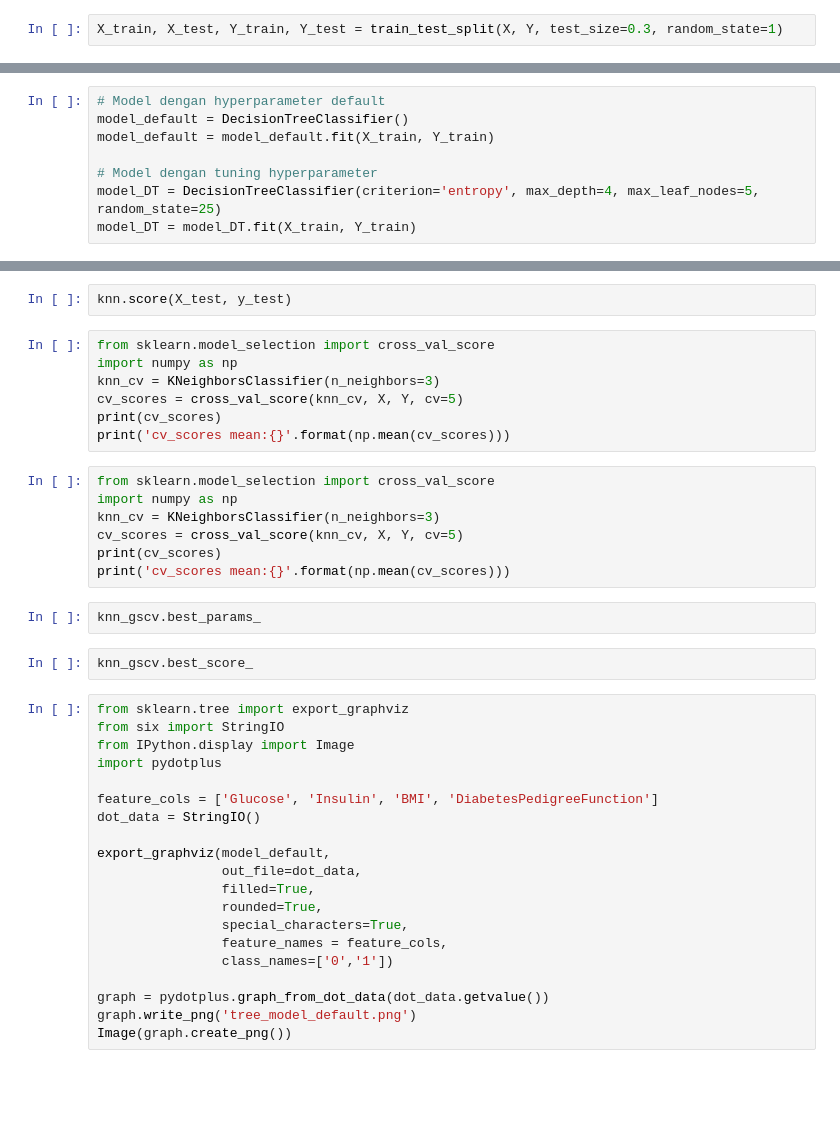
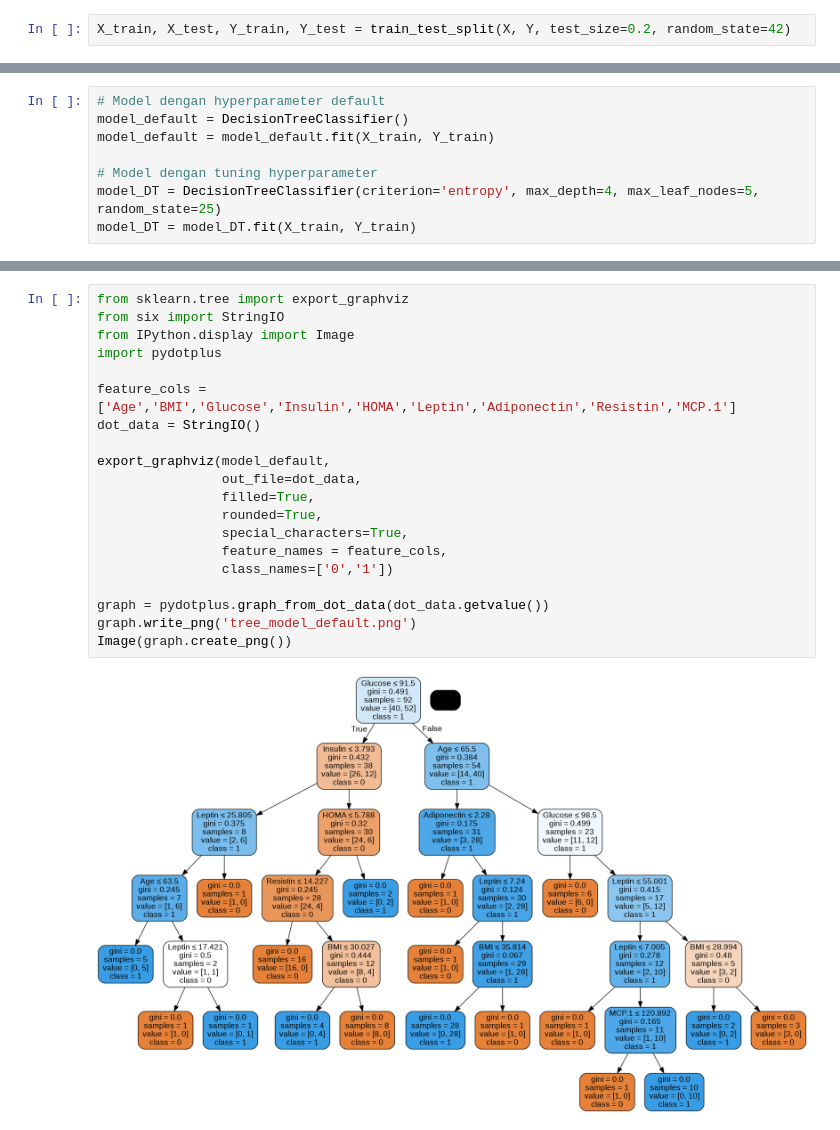
Before and after one commit to CAHYANIR/datamining, a Jupyter notebook: _sources/UTS.ipynb, the cells around one changed output, grey strips where cells are left out. Saved outputs shown, nothing was run; the diff lists cells and outputs as text; blank space fills up the shorter version.

```diff
--- a/_sources/UTS.ipynb
+++ b/_sources/UTS.ipynb
@@ -130,7 +132,7 @@ print(Y.shape)
 
 (116,)
 # %%
-X_train, X_test, Y_train, Y_test = train_test_split(X, Y, test_size=0.3, random_state=1)
+X_train, X_test, Y_train, Y_test = train_test_split(X, Y, test_size=0.2, random_state=42)
 # %%
 lab = preprocessing.LabelEncoder()
 y_transformed = lab. fit_transform(y)
@@ -185,40 +195,22 @@ knn.predict(X_test)[0:29]
-# %%
-knn.score(X_test, y_test)
-# %%
-from sklearn.model_selection import cross_val_score
-import numpy as np
-knn_cv = KNeighborsClassifier(n_neighbors=3)
-cv_scores = cross_val_score(knn_cv, X, Y, cv=5)
-print(cv_scores)
-print('cv_scores mean:{}'.format(np.mean(cv_scores)))
-# %%
-from sklearn.model_selection import cross_val_score
-import numpy as np
-knn_cv = KNeighborsClassifier(n_neighbors=3)
-cv_scores = cross_val_score(knn_cv, X, Y, cv=5)
-print(cv_scores)
-print('cv_scores mean:{}'.format(np.mean(cv_scores)))
-# %%
-knn_gscv.best_params_
-# %%
-knn_gscv.best_score_
 # %%
 from sklearn.tree import export_graphviz
 from six import StringIO
 from IPython.display import Image
 import pydotplus
 
-feature_cols = ['Glucose', 'Insulin', 'BMI', 'DiabetesPedigreeFunction']
+feature_cols = ['Age','BMI','Glucose','Insulin','HOMA','Leptin','Adiponectin','Resistin','MCP.1']
 dot_data = StringIO()
 
 export_graphviz(model_default,
                 out_file=dot_data,
                 filled=True,
                 rounded=True,
                 special_characters=True,
                 feature_names = feature_cols,
                 class_names=['0','1'])
 
 graph = pydotplus.graph_from_dot_data(dot_data.getvalue())
 graph.write_png('tree_model_default.png')
 Image(graph.create_png())
+# %% [output]
+[figure, added]
```
Also changed, not shown: parts of 7 cells of this notebook, 9 other files.
